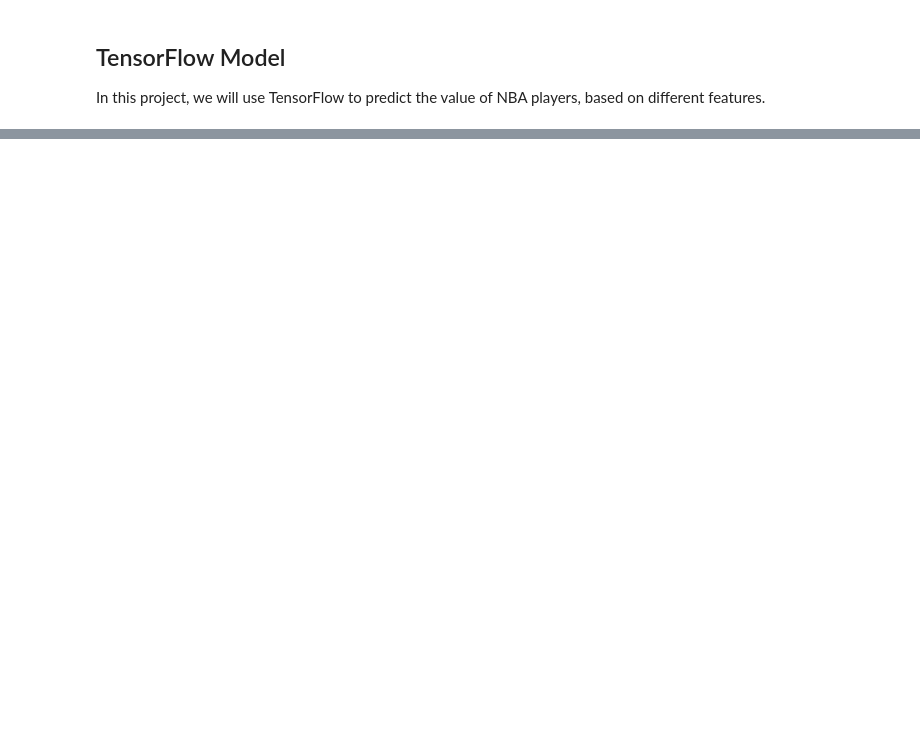
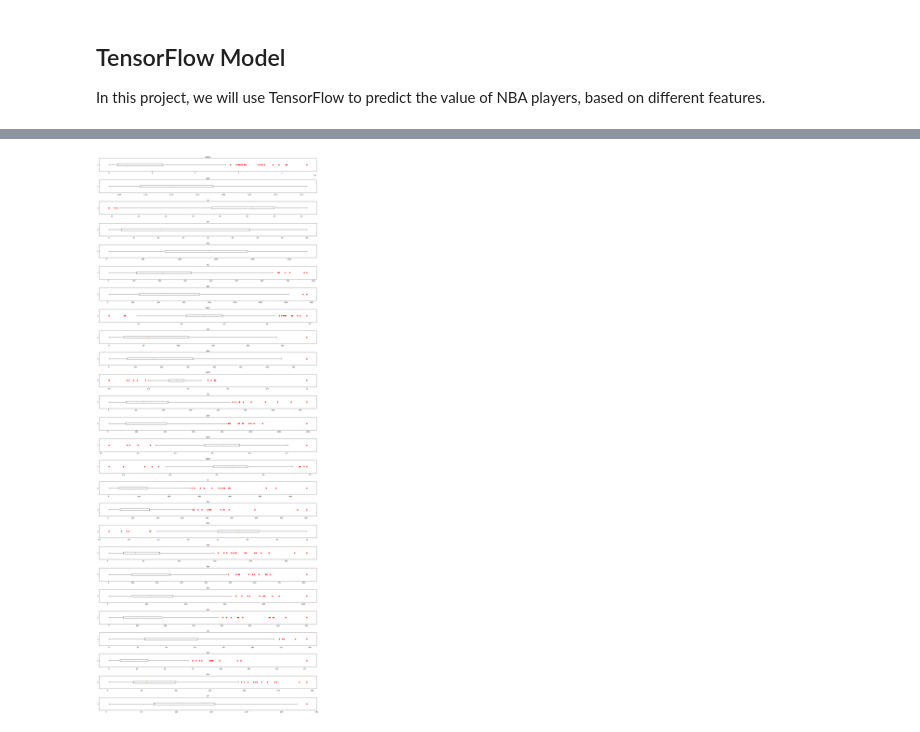
Before and after one commit to NikkiShah93/Python, a Jupyter notebook: MLProjects/TensorFlowProjects/NBAPrediction/TFModel-checkpoint.ipynb, the cells around one changed output, grey strips where cells are left out. Saved outputs shown, nothing was run; the diff lists cells and outputs as text; code cells hidden in the pictures; blank space fills up the shorter version.

Commit message:
data cleaning and optimization

```diff
--- a/MLProjects/TensorFlowProjects/NBAPrediction/TFModel-checkpoint.ipynb
+++ b/MLProjects/TensorFlowProjects/NBAPrediction/TFModel-checkpoint.ipynb
@@ -63,0 +28,9 @@ import tensorflow as tf
+# %%
+## first loading the data
+nba_data = pd.read_csv('C://Users//12145//Documents//GitHub//Python//data//nba_salary_stats.csv')
+## checking the types and see if we have any null values
+nba_data.info()
+## other way could be to
+## nba_data.isna().sum()
+## and we had nan
+## nba_data.dropna(inplace=True)
@@ -63,0 +99,24 @@ import tensorflow as tf
+# %%
+## the next step is to analyze our data
+## and see if we have any outliers that could skewness
+## this would provide a quick look into every column
+## this would skip one plot and isn't ideal
+# fig, ax = plt.subplots(nrows = sum(cleaned_data.dtypes != 'object') - 1, figsize = (20, 50))
+# for i, col in enumerate(cleaned_data.columns):
+#     if cleaned_data[col].dtype !='object' and i-1 < len(ax):
+#         ax[i-1].boxplot(cleaned_data[col], 0, 'rs', 0)
+#         ax[i-1].set_title(col)
+# fig.tight_layout()
+
+## creating multiple columns
+## and plotting a horizantal boxplot
+fig, ax = plt.subplots(nrows = sum(cleaned_data.dtypes != 'object') - 1, figsize = (20, 50))
+i = 0
+for col in cleaned_data.columns:
+    if cleaned_data[col].dtype !='object' and i < len(ax):
+        ax[i].boxplot(cleaned_data[col], 0, 'rs', 0)
+        ax[i].set_title(col)
+        i+=1
+fig.tight_layout(pad=0.1)
+# %% [output]
+[figure, added]
```
Also changed, not shown: parts of 4 cells of this notebook.
